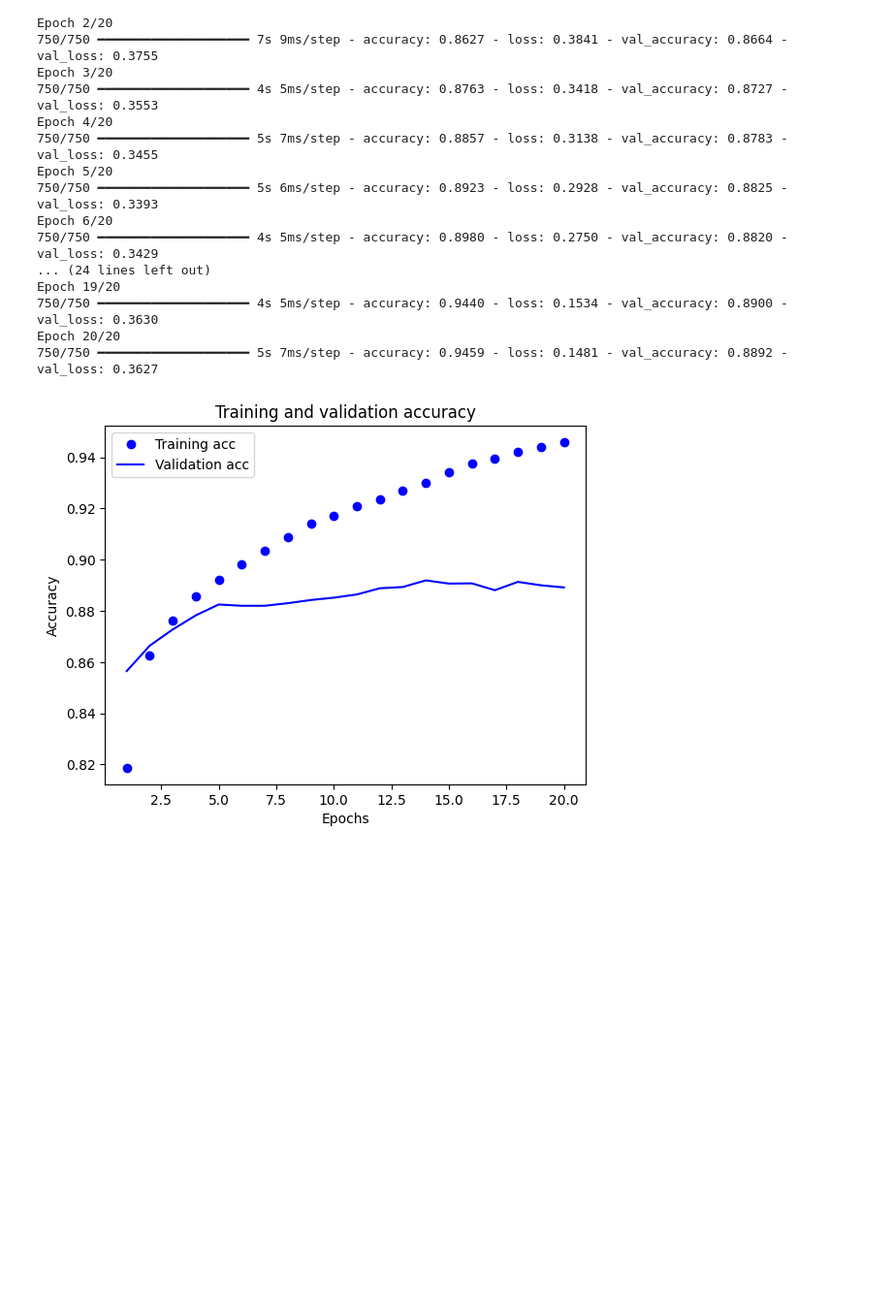
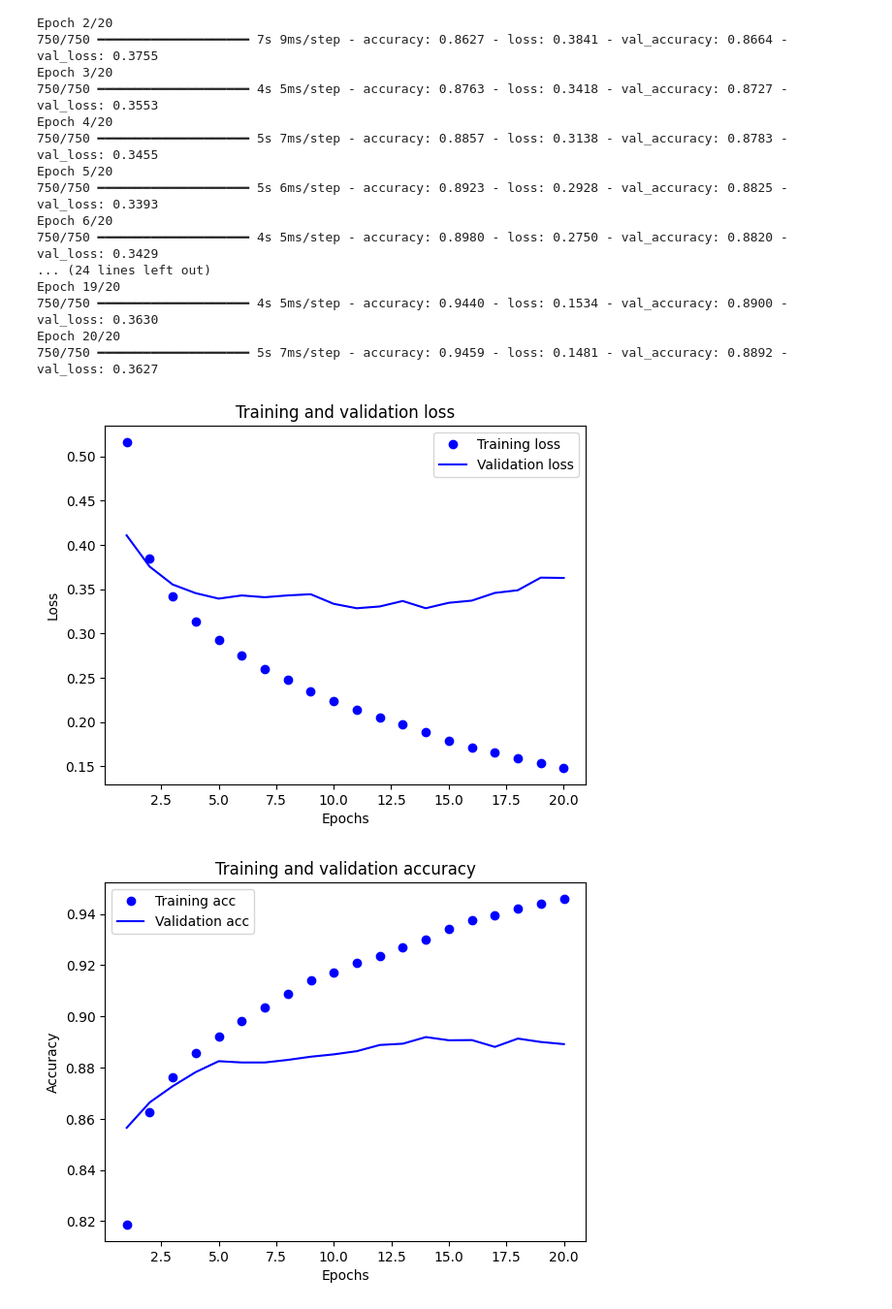
Before and after one commit to freddyjosephthanikkal/Deep_Learning, a Jupyter notebook: Image_Classification_Fashion_MNIST.ipynb, the cells around one changed output. Shown at 97% size. Drawn from its saved outputs; the diff is of its cells as text; code cells hidden in the pictures; blank space fills up the shorter version.

```diff
--- a/Image_Classification_Fashion_MNIST.ipynb
+++ b/Image_Classification_Fashion_MNIST.ipynb
@@ -173,6 +173,10 @@ def plot_acc_curves(history):
   plt.ylabel("Accuracy")
   plt.legend()
   plt.show()
+# %%
+plot_loss_curves(history)
+# %% [output]
+[figure, added]
 # %%
 plot_acc_curves(history)
 # %% [output]
```
